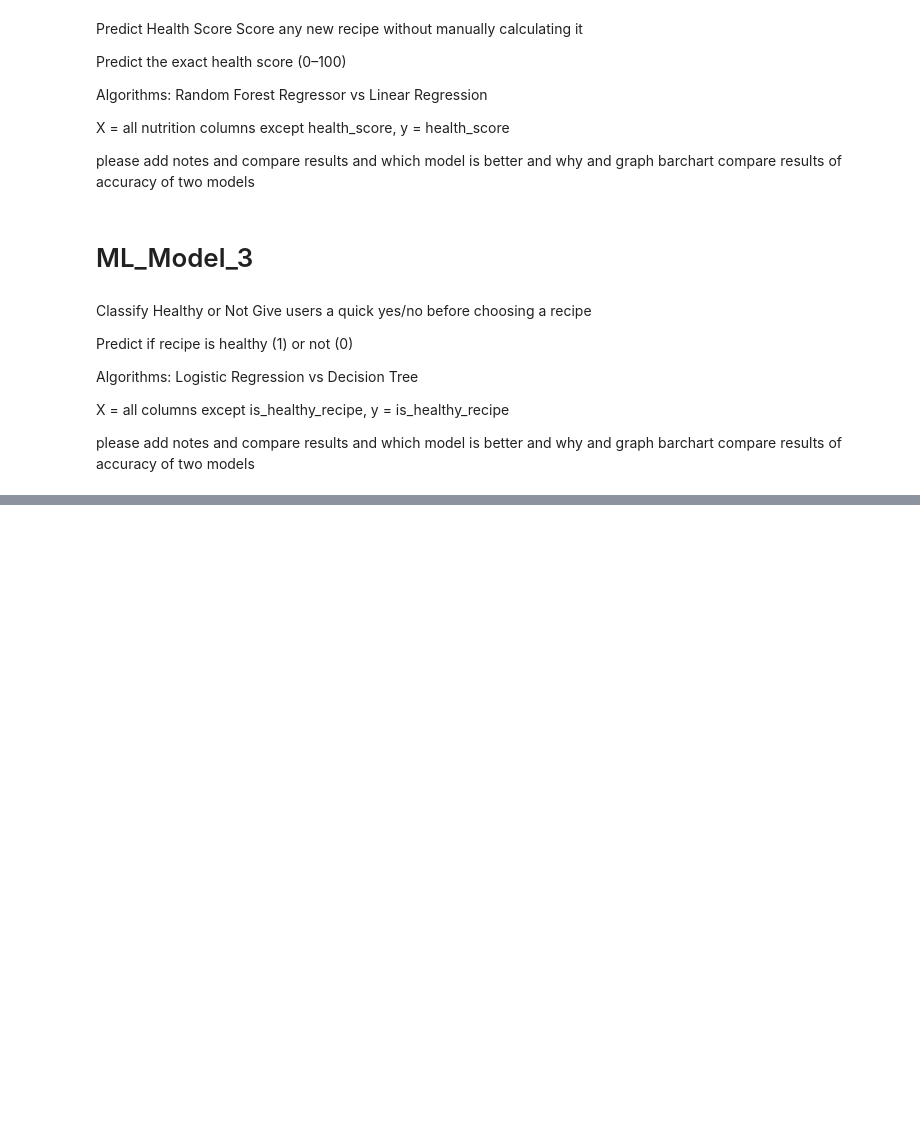
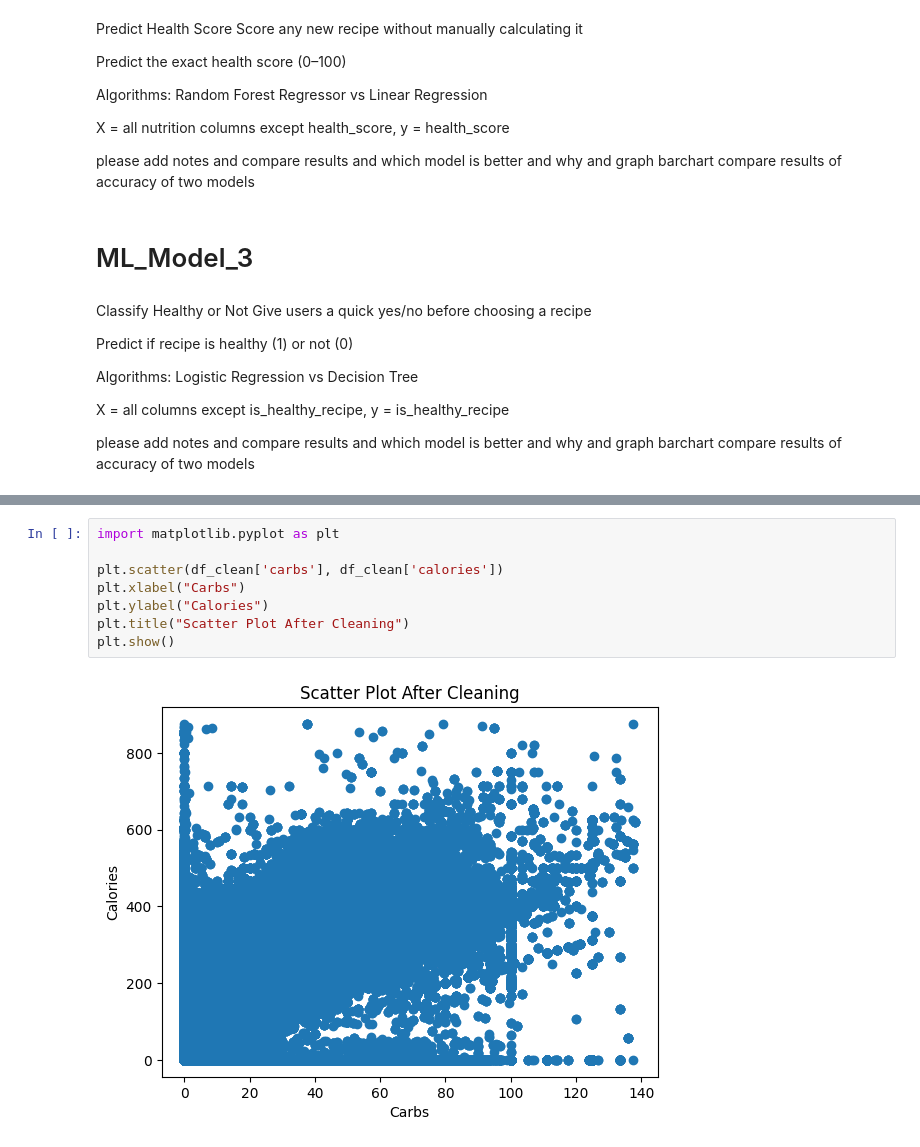
Before and after one commit to BeboNasif/DEPI-Project, a Jupyter notebook: DEPI_Phase_1.ipynb, the cells around one changed output, grey strips where cells are left out. Drawn from its saved outputs; the diff is of its cells as text; blank space fills up the shorter version.

```diff
--- a/DEPI_Phase_1.ipynb
+++ b/DEPI_Phase_1.ipynb
@@ -191,0 +274,10 @@ please add notes and compare results and which model is better and why and graph
+# %%
+import matplotlib.pyplot as plt
+
+plt.scatter(df_clean['carbs'], df_clean['calories'])
+plt.xlabel("Carbs")
+plt.ylabel("Calories")
+plt.title("Scatter Plot After Cleaning")
+plt.show()
+# %% [output]
+[figure, added]
```
Also changed, not shown: parts of 15 cells of this notebook.
